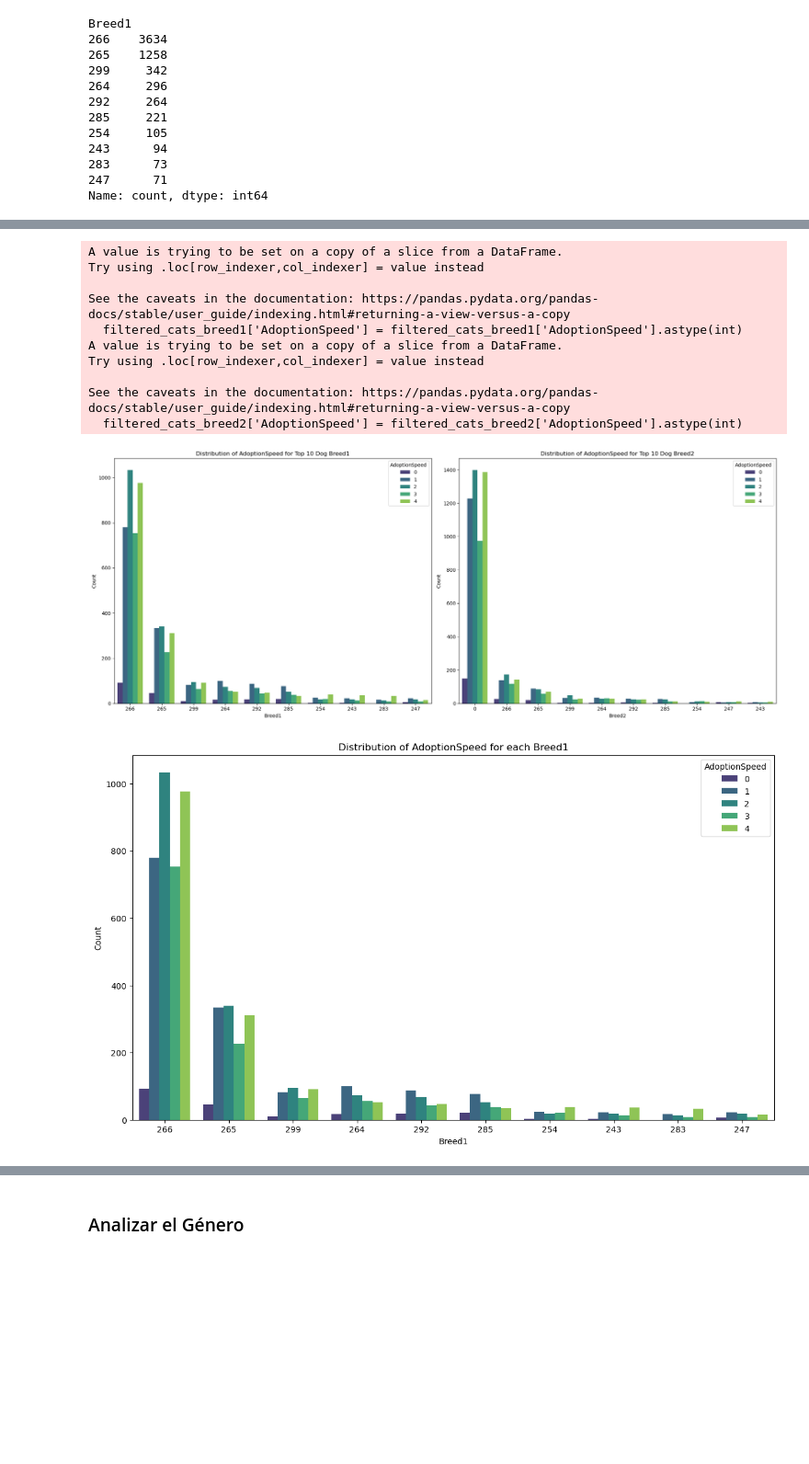
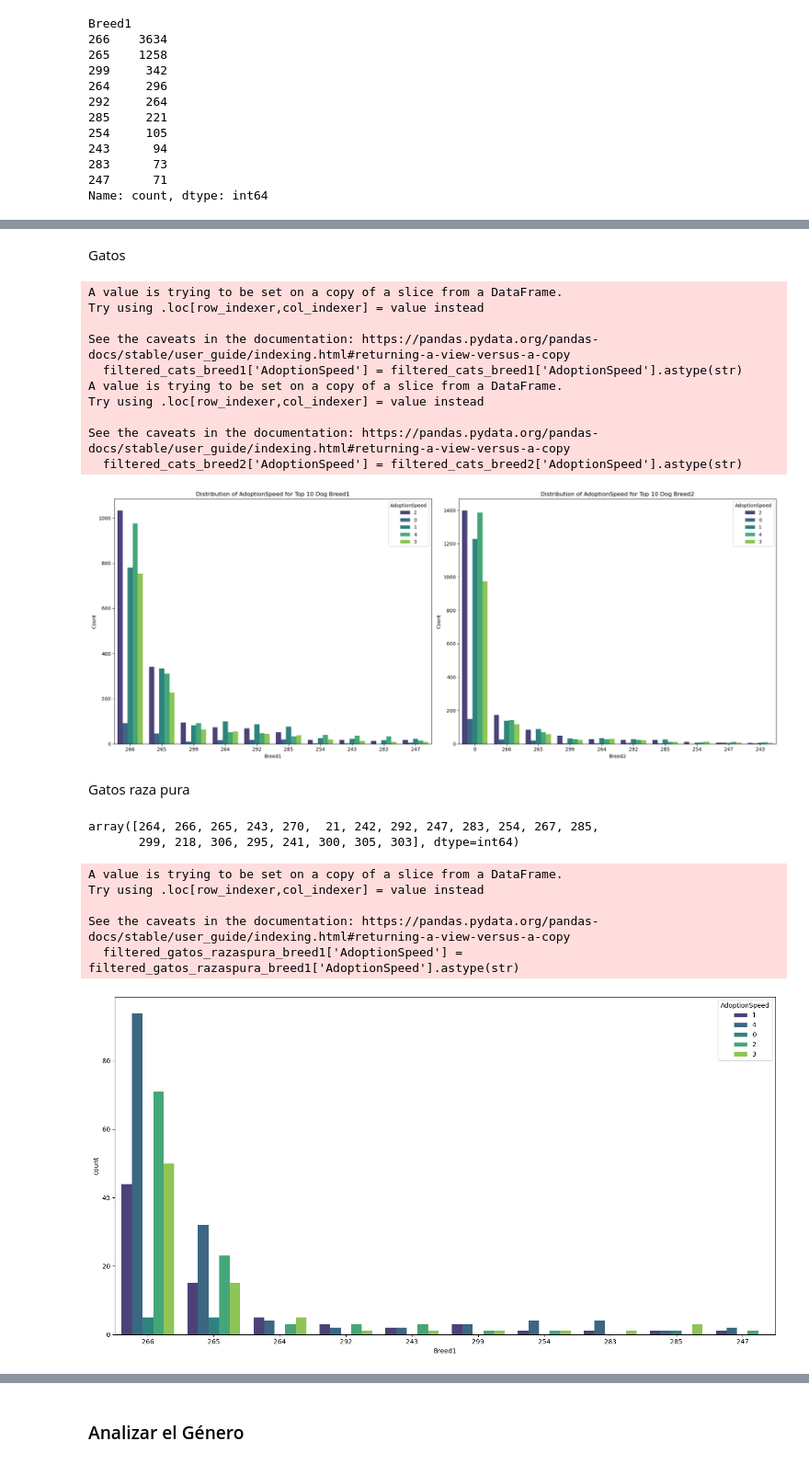
Before and after one commit to plcablinski/lab2-mcd-austral, a Jupyter notebook: 03_Petfinder_EDA.ipynb, the cells around one changed output, grey strips where cells are left out. Shown at 92% size. Saved outputs shown, nothing was run; the diff lists cells and outputs as text; code cells hidden in the pictures; blank space fills up the shorter version.

```diff
--- a/03_Petfinder_EDA.ipynb
+++ b/03_Petfinder_EDA.ipynb
@@ -410,3 +458,5 @@ See the caveats in the documentation: https://pandas.pydata.org/pandas-docs/stab
+# %% [markdown]
+Gatos
 # %%
 # Seleccionar las 10 razas más populares para Breed1 y Breed2
 top_breed1 = cats['Breed1'].value_counts().nlargest(10).index
@@ -416,14 +466,14 @@ filtered_cats_breed1 = cats[cats['Breed1'].isin(top_breed1)]
 filtered_cats_breed2 = cats[cats['Breed2'].isin(top_breed2)]
 
 # Convertir la variable AdoptionSpeed a entero
-filtered_cats_breed1['AdoptionSpeed'] = filtered_cats_breed1['AdoptionSpeed'].astype(int)
-filtered_cats_breed2['AdoptionSpeed'] = filtered_cats_breed2['AdoptionSpeed'].astype(int)
+filtered_cats_breed1['AdoptionSpeed'] = filtered_cats_breed1['AdoptionSpeed'].astype(str)
+filtered_cats_breed2['AdoptionSpeed'] = filtered_cats_breed2['AdoptionSpeed'].astype(str)
 
 # Crear las figuras y ejes
 fig, axes = plt.subplots(nrows=1, ncols=2, figsize=(20, 8))
 
 # Gráfico de barras para Breed1
-sns.countplot(ax=axes[0], x='Breed1', hue='AdoptionSpeed', data=filtered_cats_breed1, palette='viridis', order = filtered_cats['Breed1'].value_counts().index)
+sns.countplot(ax=axes[0], x='Breed1', hue='AdoptionSpeed', data=filtered_cats_breed1, palette='viridis', order = filtered_cats_breed1['Breed1'].value_counts().index)
 axes[0].set_title('Distribution of AdoptionSpeed for Top 10 Dog Breed1')
 axes[0].set_xlabel('Breed1')
 axes[0].set_ylabel('Count')
@@ -444,25 +494,51 @@ A value is trying to be set on a copy of a slice from a DataFrame.
 Try using .loc[row_indexer,col_indexer] = value instead
 
 See the caveats in the documentation: https://pandas.pydata.org/pandas-docs/stable/user_guide/indexing.html#returning-a-view-versus-a-copy
-  filtered_cats_breed1['AdoptionSpeed'] = filtered_cats_breed1['AdoptionSpeed'].astype(int)
+  filtered_cats_breed1['AdoptionSpeed'] = filtered_cats_breed1['AdoptionSpeed'].astype(str)
 A value is trying to be set on a copy of a slice from a DataFrame.
 Try using .loc[row_indexer,col_indexer] = value instead
 
 See the caveats in the documentation: https://pandas.pydata.org/pandas-docs/stable/user_guide/indexing.html#returning-a-view-versus-a-copy
-  filtered_cats_breed2['AdoptionSpeed'] = filtered_cats_breed2['AdoptionSpeed'].astype(int)
+  filtered_cats_breed2['AdoptionSpeed'] = filtered_cats_breed2['AdoptionSpeed'].astype(str)
-[figure, old version]
+[figure, new version]
+# %% [markdown]
+Gatos raza pura
+# %%
+gatos_razaspura = cats[cats['Breed1'] == cats['Breed2']]
+gatos_razaspura['Breed1'].unique()
+# %% [output]
+array([264, 266, 265, 243, 270,  21, 242, 292, 247, 283, 254, 267, 285,
+       299, 218, 306, 295, 241, 300, 305, 303], dtype=int64)
 # %%
-# Filtrar los datos para evitar demasiadas categorías en Breed1
-top_breeds = cats['Breed1'].value_counts().nlargest(10).index
-filtered_cats = cats[cats['Breed1'].isin(top_breeds)]
+# Seleccionar las 10 razas más populares para Breed1 y Breed2
+top_breed1_gatos_razaspura = gatos_razaspura['Breed1'].value_counts().nlargest(10).index
 
-# Gráfico de barras: distribución de AdoptionSpeed para cada Breed1
-plt.figure(figsize=(14, 8))
-sns.countplot(x='Breed1', hue='AdoptionSpeed', data=filtered_cats, palette='viridis',  order = filtered_cats['Breed1'].value_counts().index)
-plt.title('AdoptionSpeed ~ Breed1 Dogs')
-plt.xlabel('Breed1')
-plt.ylabel('Count')
-plt.legend(title='AdoptionSpeed')
+filtered_gatos_razaspura_breed1 = gatos_razaspura[gatos_razaspura['Breed1'].isin(top_breed1_gatos_razaspura)]
+
+
+# Convertir la variable AdoptionSpeed a entero
+filtered_gatos_razaspura_breed1['AdoptionSpeed'] = filtered_gatos_razaspura_breed1['AdoptionSpeed'].astype(str)
+
+# Crear las figuras y ejes
+
+
+# Gráfico de barras para Breed1
+plt.figure(figsize=(15, 8))
+sns.countplot( x='Breed1', hue='AdoptionSpeed', data=filtered_gatos_razaspura_breed1, palette='viridis', order = filtered_gatos_razaspura_breed1['Breed1'].value_counts().index)
+axes[0].set_title('Distribution of AdoptionSpeed for Top 10 Dog Breed1')
+axes[0].set_xlabel('Breed1')
+axes[0].set_ylabel('Count')
+axes[0].legend(title='AdoptionSpeed')
+
+
+
+# Mostrar los gráficos
+plt.tight_layout()
 plt.show()
 # %% [output]
+A value is trying to be set on a copy of a slice from a DataFrame.
+Try using .loc[row_indexer,col_indexer] = value instead
+
+See the caveats in the documentation: https://pandas.pydata.org/pandas-docs/stable/user_guide/indexing.html#returning-a-view-versus-a-copy
+  filtered_gatos_razaspura_breed1['AdoptionSpeed'] = filtered_gatos_razaspura_breed1['AdoptionSpeed'].astype(str)
-[figure, old version]
+[figure, new version]
```
Also changed, not shown: parts of 30 cells of this notebook.
